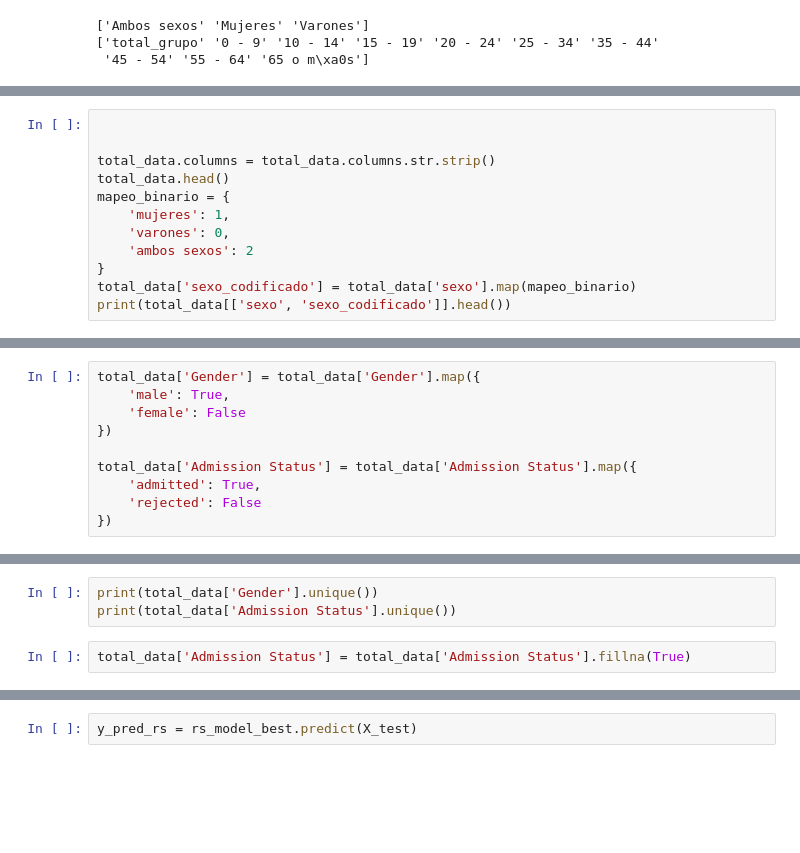
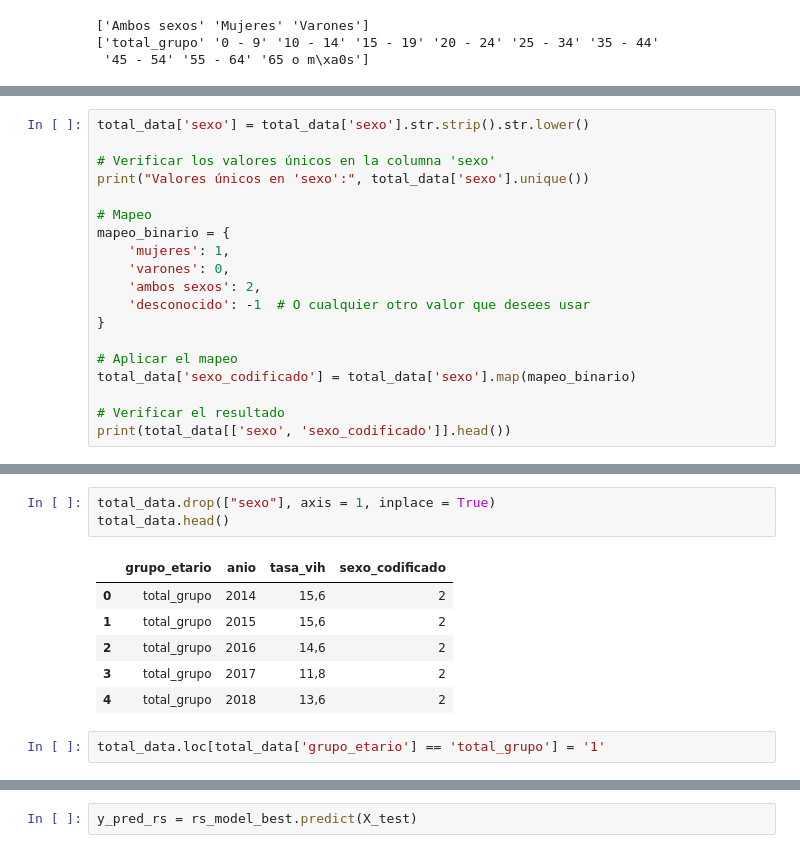
Before and after one commit to 4GeeksAcademy/app_fk, a Jupyter notebook: src/explore.ipynb, the cells around one changed output, grey strips where cells are left out. Cells and saved outputs as stored; diff of their text form; blank space fills up the shorter version.

```diff
--- a/src/explore.ipynb
+++ b/src/explore.ipynb
@@ -71,13 +79,20 @@ print(total_data['grupo_etario'].unique())
 # %%
+total_data['sexo'] = total_data['sexo'].str.strip().str.lower()
 
+# Verificar los valores únicos en la columna 'sexo'
+print("Valores únicos en 'sexo':", total_data['sexo'].unique())
 
-total_data.columns = total_data.columns.str.strip()
-total_data.head()
+# Mapeo
 mapeo_binario = {
     'mujeres': 1,
     'varones': 0,
-    'ambos sexos': 2
+    'ambos sexos': 2,
+    'desconocido': -1  # O cualquier otro valor que desees usar
 }
+
+# Aplicar el mapeo
 total_data['sexo_codificado'] = total_data['sexo'].map(mapeo_binario)
+
+# Verificar el resultado
 print(total_data[['sexo', 'sexo_codificado']].head())
 # %% [output]
@@ -87,13 +103,3 @@ print(total_data[['sexo', 'sexo_codificado']].head())
 2  ambos sexos                2
 3  ambos sexos                2
 4  ambos sexos                2
-# %%
-total_data['Gender'] = total_data['Gender'].map({
-    'male': True,
-    'female': False
-})
-
-total_data['Admission Status'] = total_data['Admission Status'].map({
-    'admitted': True,
-    'rejected': False
-})
@@ -107,6 +128,13 @@ print(total_data['Admission Status'])
-# %%
-print(total_data['Gender'].unique())
-print(total_data['Admission Status'].unique())
-# %%
-total_data['Admission Status'] = total_data['Admission Status'].fillna(True)
+# %%
+total_data.drop(["sexo"], axis = 1, inplace = True)
+total_data.head()
+# %% [output]
+|  | grupo_etario | anio | tasa_vih | sexo_codificado |
+| 0 | total_grupo | 2014 | 15,6 | 2 |
+| 1 | total_grupo | 2015 | 15,6 | 2 |
+| 2 | total_grupo | 2016 | 14,6 | 2 |
+| 3 | total_grupo | 2017 | 11,8 | 2 |
+| 4 | total_grupo | 2018 | 13,6 | 2 |
+# %%
+total_data.loc[total_data['grupo_etario'] == 'total_grupo'] = '1'
 # %%
```
Also changed, not shown: parts of 24 cells of this notebook.
